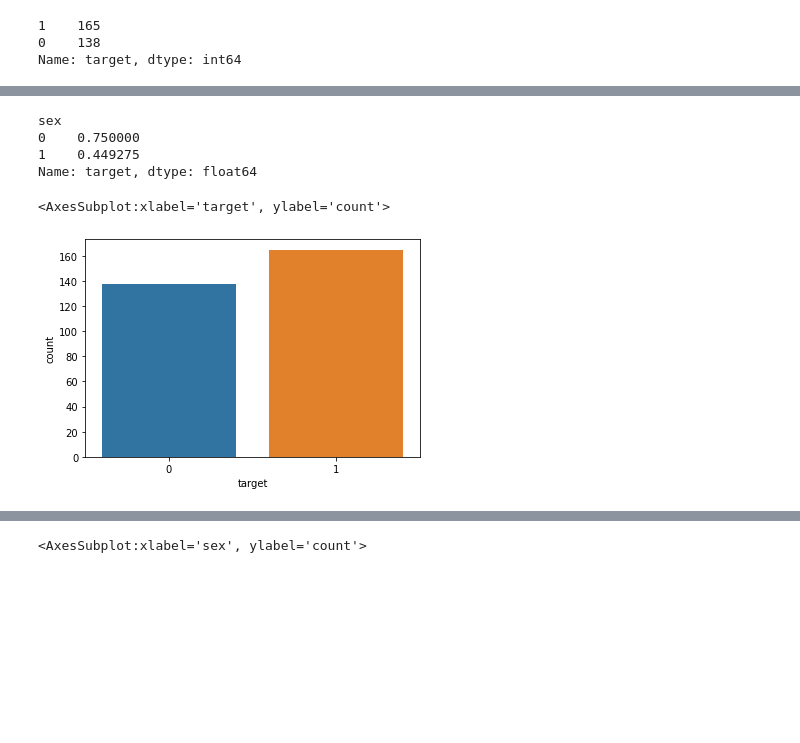
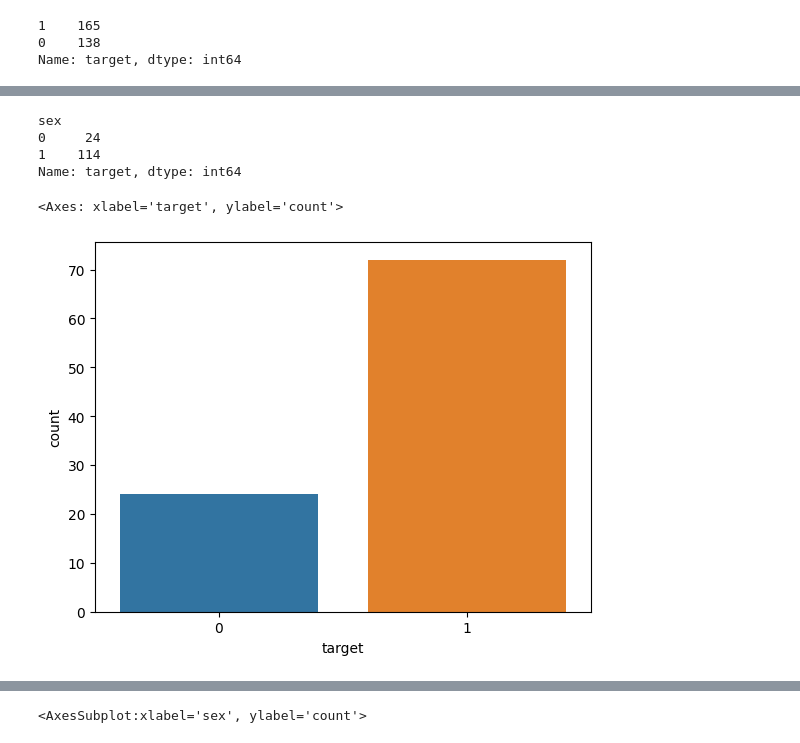
Before and after one commit to jamal221/Machine_Learning_Project, a Jupyter notebook: KNNHeart.ipynb, the cells around one changed output, grey strips where cells are left out. Saved outputs shown, nothing was run; the diff lists cells and outputs as text; code cells hidden in the pictures; blank space fills up the shorter version.

```diff
--- a/KNNHeart.ipynb
+++ b/KNNHeart.ipynb
@@ -24,7 +75,9 @@ Name: target, dtype: int64
 # %%
-data.groupby('sex')['target'].mean()
+data2.groupby('sex')['target'].count()
 # %% [output]
 sex
-0    0.750000
-1    0.449275
-Name: target, dtype: float64
+0     24
+1    114
+Name: target, dtype: int64
+# %%
+data_female=data[data['sex']==0]
@@ -31,5 +86,5 @@ Name: target, dtype: float64
 # %%
-sns.countplot(data=data, x='target')
+sns.countplot(data=data_female, x='target')
 # %% [output]
-<AxesSubplot:xlabel='target', ylabel='count'>
+<Axes: xlabel='target', ylabel='count'>
-[figure, old version]
+[figure, new version]
```
Also changed, not shown: parts of 11 cells of this notebook.
